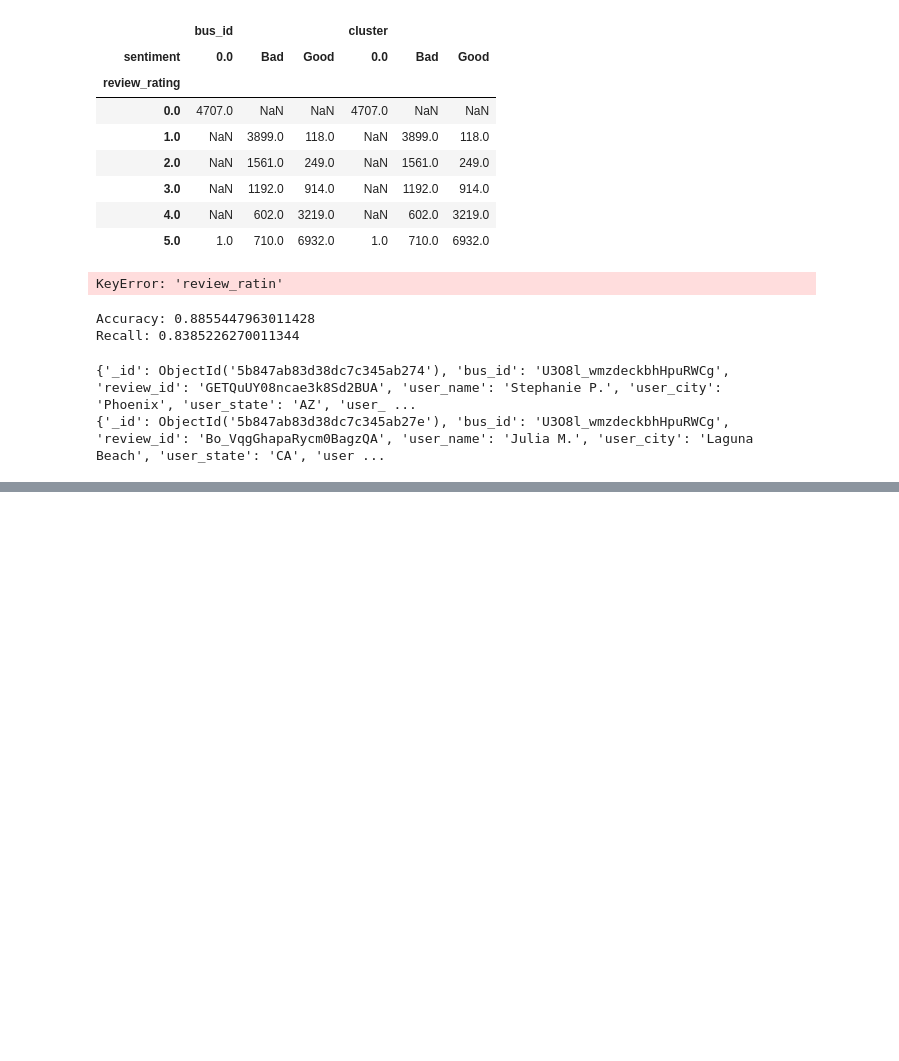
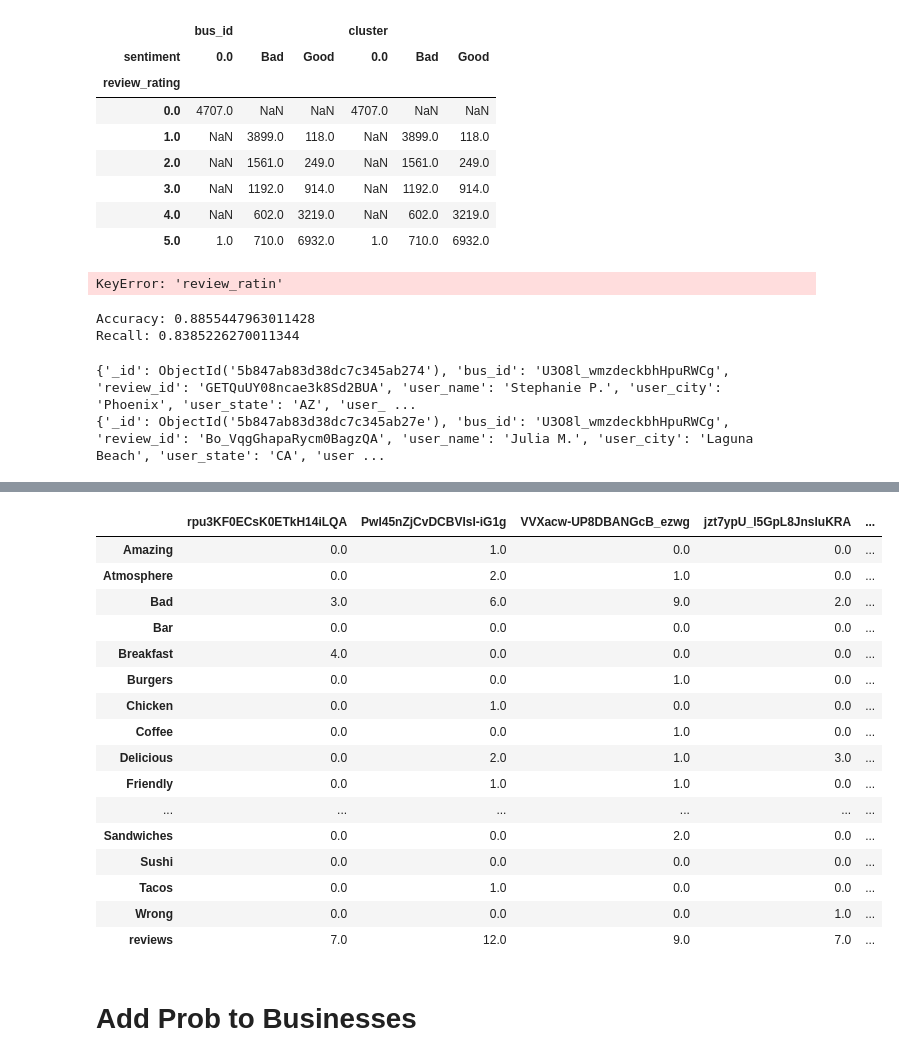
Before and after one commit to SteveGriswold3/DataScience-Capstone, a Jupyter notebook: src/model.ipynb, the cells around one changed output, grey strips where cells are left out. Drawn from its saved outputs; the diff is of its cells as text; code cells hidden in the pictures; blank space fills up the shorter version.

```diff
--- a/src/model.ipynb
+++ b/src/model.ipynb
@@ -802,0 +1033,22 @@ for r in reviews:
+# %%
+df
+# %% [output]
+|  | rpu3KF0ECsK0ETkH14iLQA | Pwl45nZjCvDCBVIsI-iG1g | VVXacw-UP8DBANGcB_ezwg | jzt7ypU_l5GpL8JnsluKRA | ... |
+| Amazing | 0.0 | 1.0 | 0.0 | 0.0 | ... |
+| Atmosphere | 0.0 | 2.0 | 1.0 | 0.0 | ... |
+| Bad | 3.0 | 6.0 | 9.0 | 2.0 | ... |
+| Bar | 0.0 | 0.0 | 0.0 | 0.0 | ... |
+| Breakfast | 4.0 | 0.0 | 0.0 | 0.0 | ... |
+| Burgers | 0.0 | 0.0 | 1.0 | 0.0 | ... |
+| Chicken | 0.0 | 1.0 | 0.0 | 0.0 | ... |
+| Coffee | 0.0 | 0.0 | 1.0 | 0.0 | ... |
+| Delicious | 0.0 | 2.0 | 1.0 | 3.0 | ... |
+| Friendly | 0.0 | 1.0 | 1.0 | 0.0 | ... |
+| ... | ... | ... | ... | ... | ... |
+| Sandwiches | 0.0 | 0.0 | 2.0 | 0.0 | ... |
+| Sushi | 0.0 | 0.0 | 0.0 | 0.0 | ... |
+| Tacos | 0.0 | 1.0 | 0.0 | 0.0 | ... |
+| Wrong | 0.0 | 0.0 | 0.0 | 1.0 | ... |
+| reviews | 7.0 | 12.0 | 9.0 | 7.0 | ... |
+# %% [markdown]
+# Add Prob to Businesses
```
Also changed, not shown: parts of 40 cells of this notebook.
